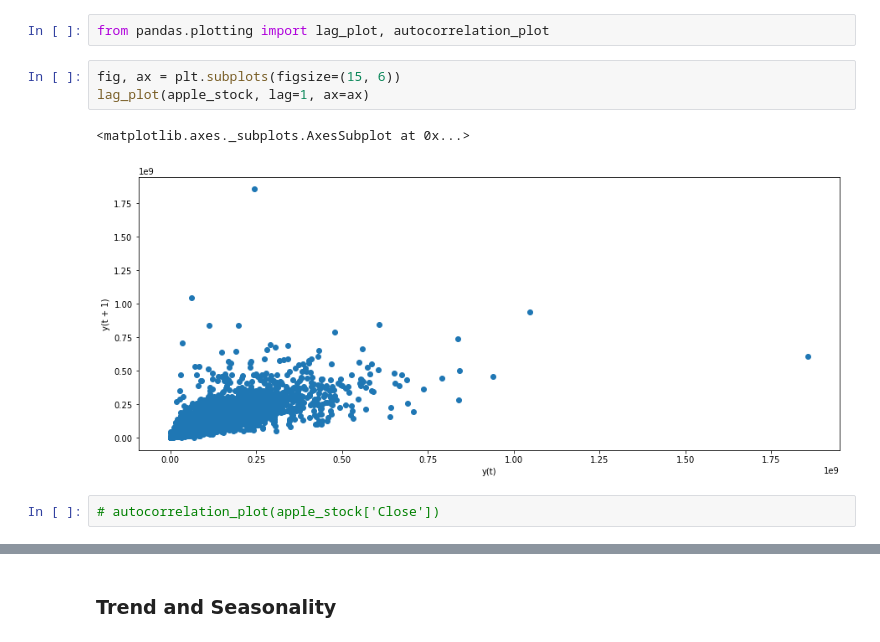
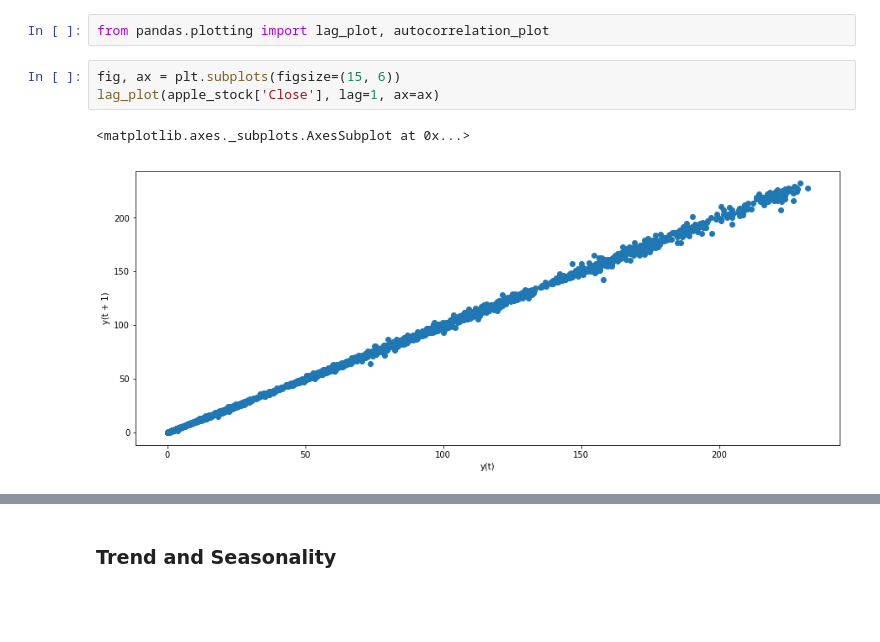
Before and after one commit to jscriptcoder/Capstone-Project-Udacity, a Jupyter notebook: draft.ipynb, the cells around one changed output, grey strips where cells are left out. Drawn from its saved outputs; the diff is of its cells as text; blank space fills up the shorter version.

```diff
--- a/draft.ipynb
+++ b/draft.ipynb
@@ -288,9 +288,7 @@ Lag scatter plots:
 from pandas.plotting import lag_plot, autocorrelation_plot
 # %%
 fig, ax = plt.subplots(figsize=(15, 6))
-lag_plot(apple_stock, lag=1, ax=ax)
+lag_plot(apple_stock['Close'], lag=1, ax=ax)
 # %% [output]
 <matplotlib.axes._subplots.AxesSubplot at 0x...>
-[figure, old version]
+[figure, new version]
-# %%
-# autocorrelation_plot(apple_stock['Close'])
```
Also changed, not shown: parts of 31 cells of this notebook.
